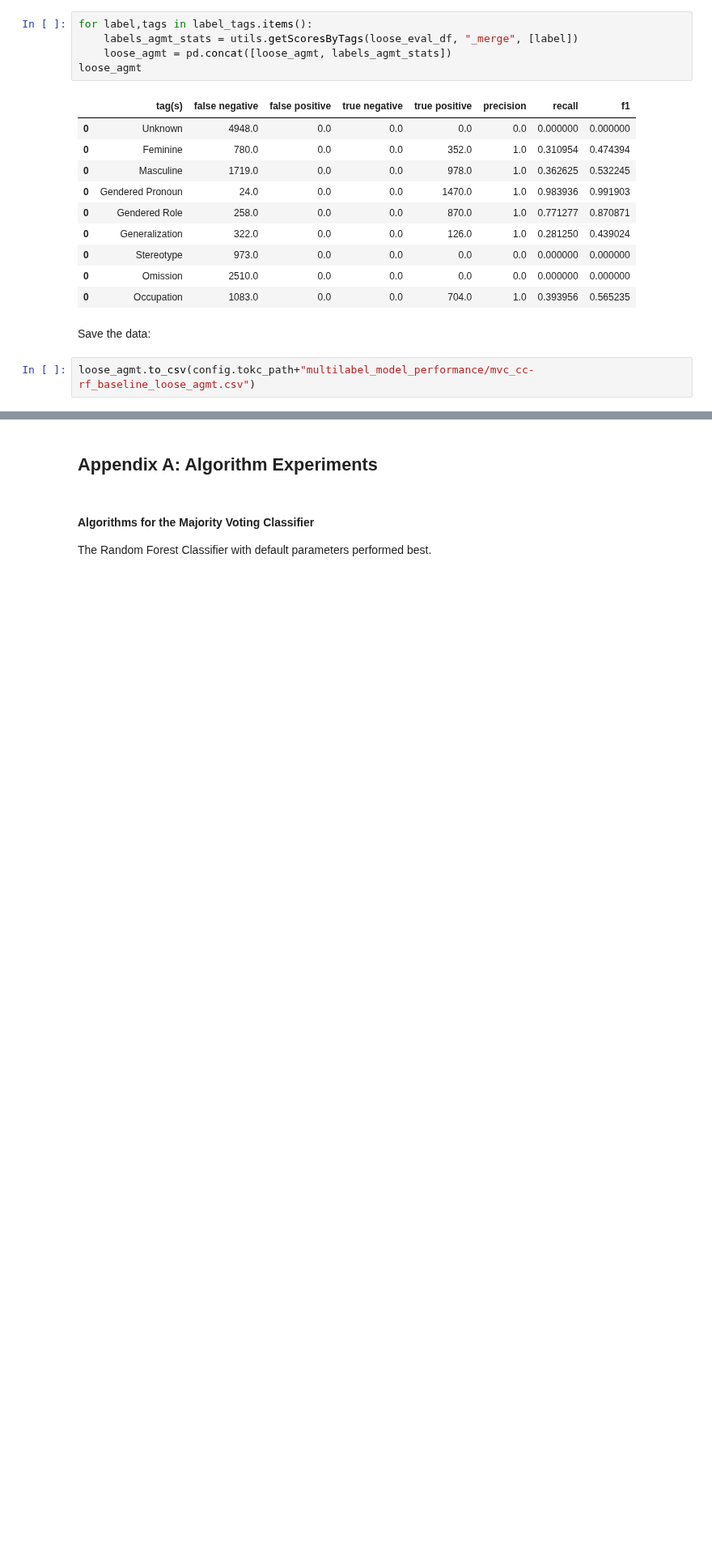
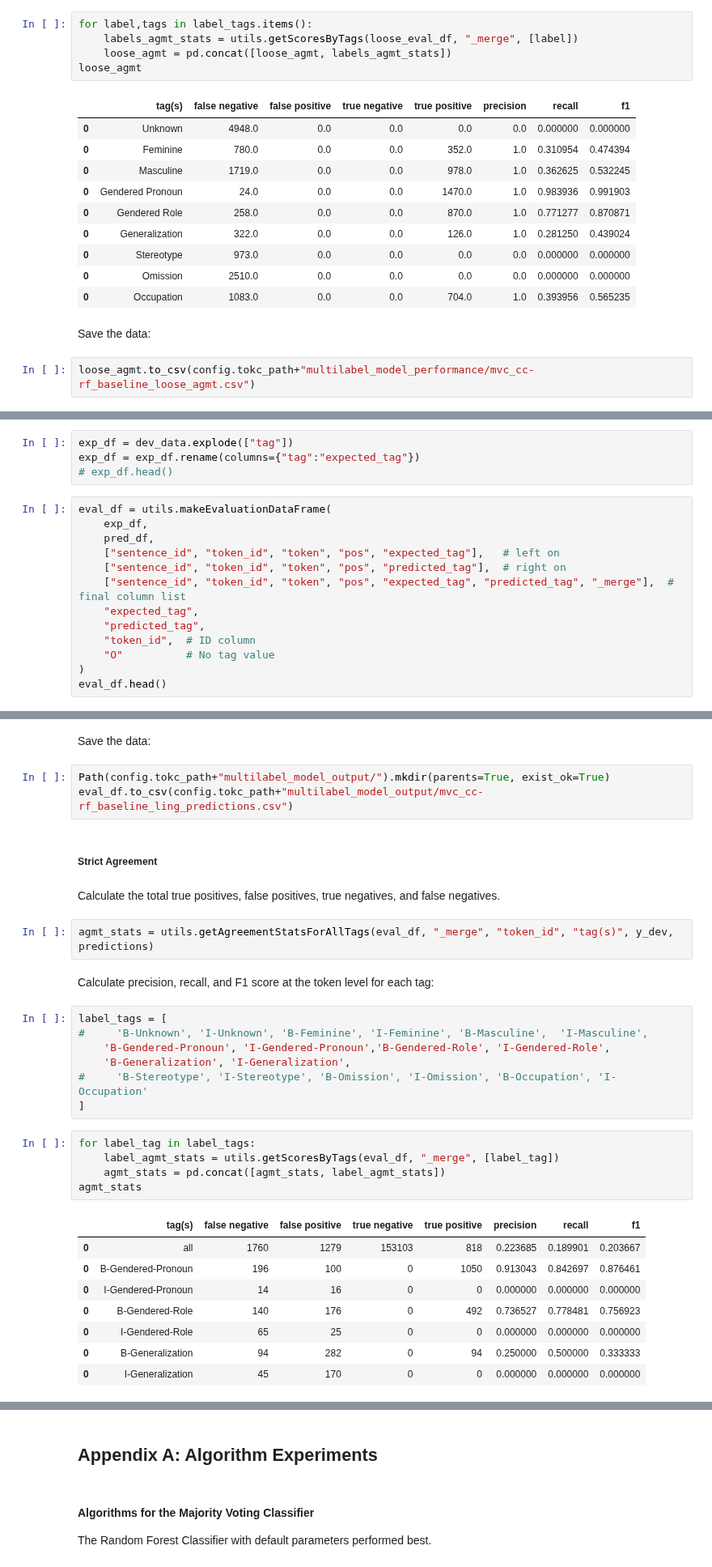
Before and after one commit to thegoose20/gender-bias, a Jupyter notebook: token_classification/BaselineTokenClassifiers.ipynb, the cells around one changed output, grey strips where cells are left out. Shown at 81% size. Cells and saved outputs as stored; diff of their text form; blank space fills up the shorter version.

```diff
--- a/token_classification/BaselineTokenClassifiers.ipynb
+++ b/token_classification/BaselineTokenClassifiers.ipynb
@@ -511,0 +778,17 @@ loose_agmt.to_csv(config.tokc_path+"multilabel_model_performance/mvc_cc-rf_basel
+# %%
+exp_df = dev_data.explode(["tag"])
+exp_df = exp_df.rename(columns={"tag":"expected_tag"})
+# exp_df.head()
+# %%
+eval_df = utils.makeEvaluationDataFrame(
+    exp_df,
+    pred_df,
+    ["sentence_id", "token_id", "token", "pos", "expected_tag"],   # left on
+    ["sentence_id", "token_id", "token", "pos", "predicted_tag"],  # right on
+    ["sentence_id", "token_id", "token", "pos", "expected_tag", "predicted_tag", "_merge"],  # final column list
+    "expected_tag",
+    "predicted_tag",
+    "token_id",  # ID column
+    "O"          # No tag value
+)
+eval_df.head()
@@ -511,0 +802,34 @@ loose_agmt.to_csv(config.tokc_path+"multilabel_model_performance/mvc_cc-rf_basel
+# %% [markdown]
+Save the data:
+# %%
+Path(config.tokc_path+"multilabel_model_output/").mkdir(parents=True, exist_ok=True)
+eval_df.to_csv(config.tokc_path+"multilabel_model_output/mvc_cc-rf_baseline_ling_predictions.csv")
+# %% [markdown]
+##### Strict Agreement
+# %% [markdown]
+Calculate the total true positives, false positives, true negatives, and false negatives.
+# %%
+agmt_stats = utils.getAgreementStatsForAllTags(eval_df, "_merge", "token_id", "tag(s)", y_dev, predictions)
+# %% [markdown]
+Calculate precision, recall, and F1 score at the token level for each tag:
+# %%
+label_tags = [
+#     'B-Unknown', 'I-Unknown', 'B-Feminine', 'I-Feminine', 'B-Masculine',  'I-Masculine',
+    'B-Gendered-Pronoun', 'I-Gendered-Pronoun','B-Gendered-Role', 'I-Gendered-Role',
+    'B-Generalization', 'I-Generalization',
+#     'B-Stereotype', 'I-Stereotype', 'B-Omission', 'I-Omission', 'B-Occupation', 'I-Occupation'
+]
+# %%
+for label_tag in label_tags:
+    label_agmt_stats = utils.getScoresByTags(eval_df, "_merge", [label_tag])
+    agmt_stats = pd.concat([agmt_stats, label_agmt_stats])
+agmt_stats
+# %% [output]
+|  | tag(s) | false negative | false positive | true negative | true positive | precision | recall | f1 |
+| 0 | all | 1760 | 1279 | 153103 | 818 | 0.223685 | 0.189901 | 0.203667 |
+| 0 | B-Gendered-Pronoun | 196 | 100 | 0 | 1050 | 0.913043 | 0.842697 | 0.876461 |
+| 0 | I-Gendered-Pronoun | 14 | 16 | 0 | 0 | 0.000000 | 0.000000 | 0.000000 |
+| 0 | B-Gendered-Role | 140 | 176 | 0 | 492 | 0.736527 | 0.778481 | 0.756923 |
+| 0 | I-Gendered-Role | 65 | 25 | 0 | 0 | 0.000000 | 0.000000 | 0.000000 |
+| 0 | B-Generalization | 94 | 282 | 0 | 94 | 0.250000 | 0.500000 | 0.333333 |
+| 0 | I-Generalization | 45 | 170 | 0 | 0 | 0.000000 | 0.000000 | 0.000000 |
```
Also changed, not shown: parts of 71 cells of this notebook, 3 other files.
